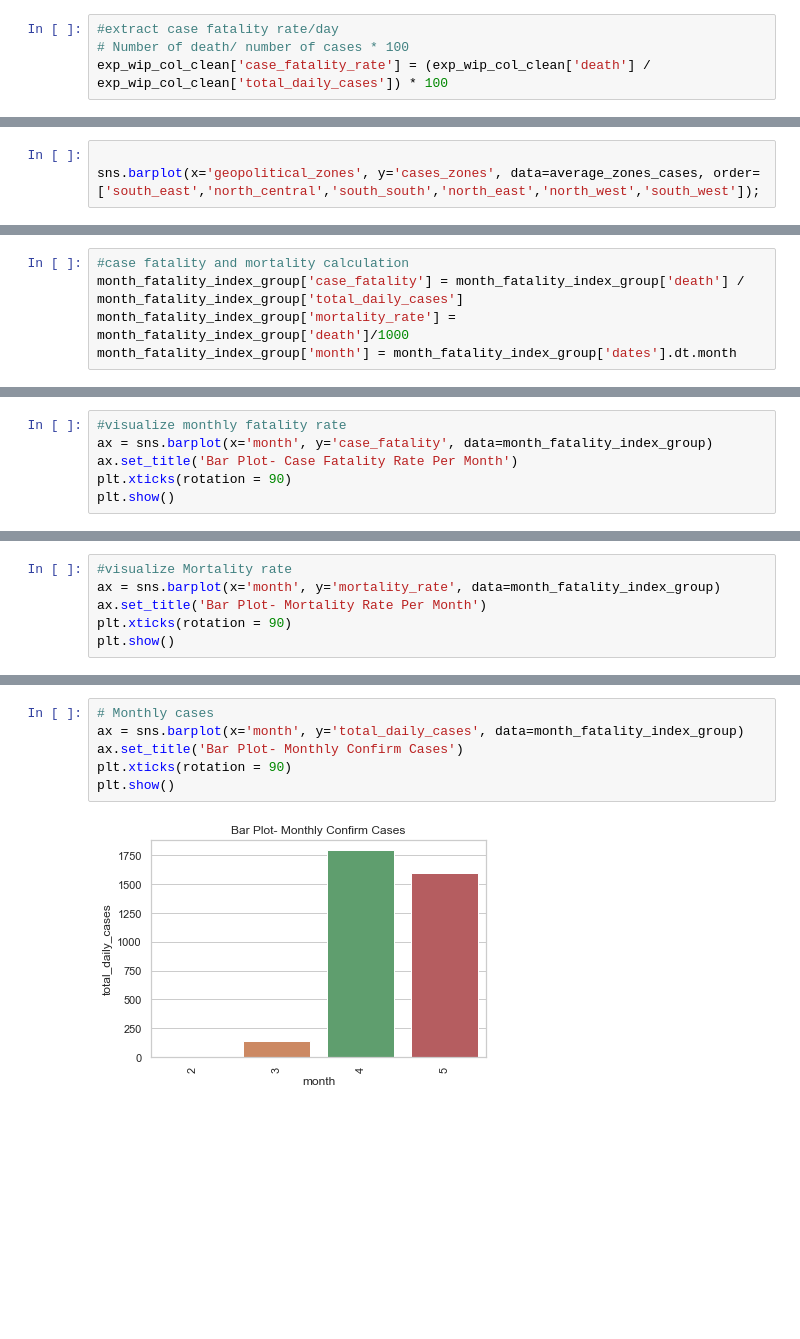
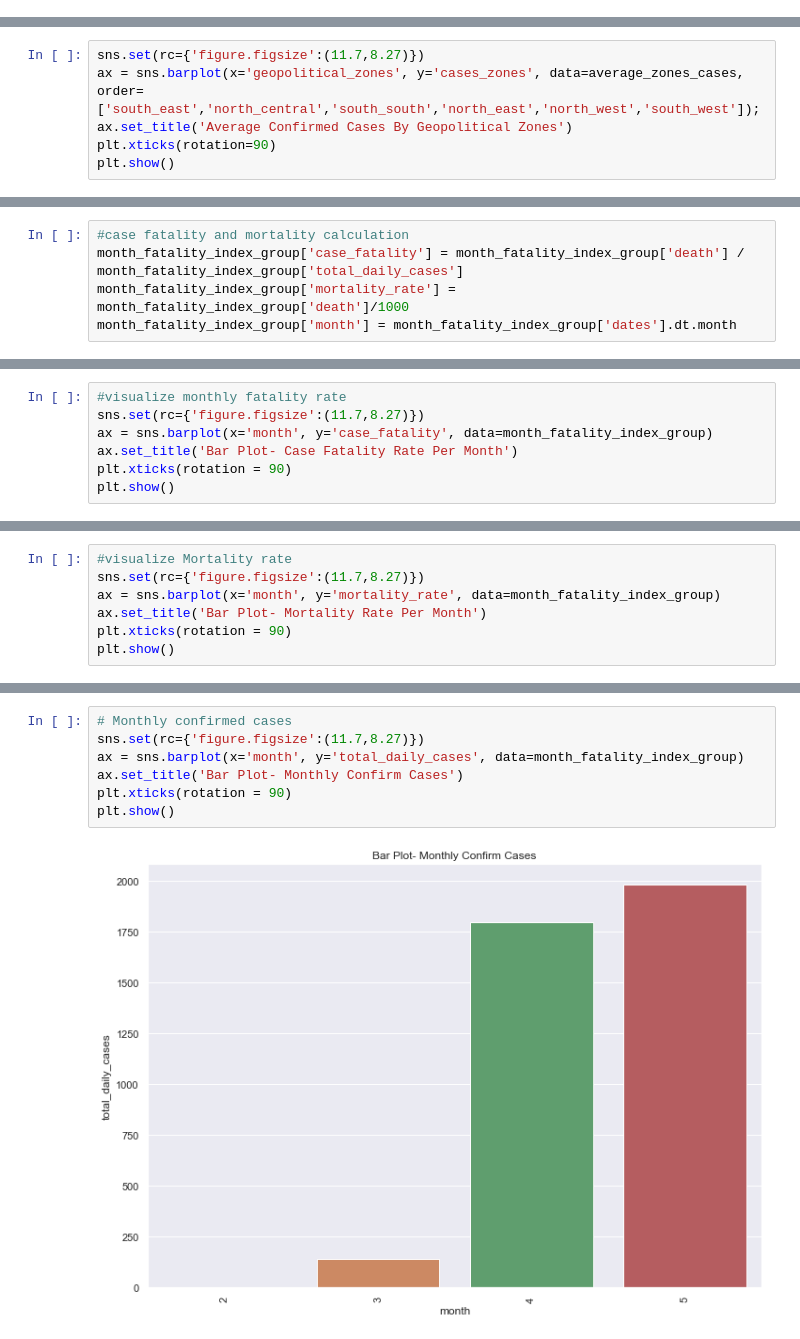
Before and after one commit to ajakaiye33/covid19Naija, a Jupyter notebook: covid19Naija/Covid_19_Cases_Nigeria_Analysis.ipynb, the cells around one changed output, grey strips where cells are left out. Saved outputs shown, nothing was run; the diff lists cells and outputs as text; blank space fills up the shorter version.

```diff
--- a/covid19Naija/Covid_19_Cases_Nigeria_Analysis.ipynb
+++ b/covid19Naija/Covid_19_Cases_Nigeria_Analysis.ipynb
@@ -132,8 +133,4 @@ exp_wip_col_clean['total_daily_cases'].tail()
 Name: total_daily_cases, dtype: int64
-# %%
-#extract case fatality rate/day
-# Number of death/ number of cases * 100
-exp_wip_col_clean['case_fatality_rate'] = (exp_wip_col_clean['death'] / exp_wip_col_clean['total_daily_cases']) * 100
 # %%
 exp_wip_col_clean['death'].tail()
 # %% [output]
@@ -213,6 +202,9 @@ average_zones_cases
 # %%
 sns.set(style='whitegrid')
 # %%
-
-sns.barplot(x='geopolitical_zones', y='cases_zones', data=average_zones_cases, order=['south_east','north_central','south_south','north_east','north_west','south_west']);
+sns.set(rc={'figure.figsize':(11.7,8.27)})
+ax = sns.barplot(x='geopolitical_zones', y='cases_zones', data=average_zones_cases, order=['south_east','north_central','south_south','north_east','north_west','south_west']);
+ax.set_title('Average Confirmed Cases By Geopolitical Zones')
+plt.xticks(rotation=90)
+plt.show()
 # %% [output]
@@ -261,5 +251,6 @@ month_fatality_index_group.head()
 # %%
 #visualize monthly fatality rate
+sns.set(rc={'figure.figsize':(11.7,8.27)})
 ax = sns.barplot(x='month', y='case_fatality', data=month_fatality_index_group)
 ax.set_title('Bar Plot- Case Fatality Rate Per Month')
 plt.xticks(rotation = 90)
@@ -269,5 +260,6 @@ plt.show()
 # %%
 #visualize Mortality rate
+sns.set(rc={'figure.figsize':(11.7,8.27)})
 ax = sns.barplot(x='month', y='mortality_rate', data=month_fatality_index_group)
 ax.set_title('Bar Plot- Mortality Rate Per Month')
 plt.xticks(rotation = 90)
@@ -277,9 +269,10 @@ plt.show()
 # %%
-# Monthly cases
+# Monthly confirmed cases
+sns.set(rc={'figure.figsize':(11.7,8.27)})
 ax = sns.barplot(x='month', y='total_daily_cases', data=month_fatality_index_group)
 ax.set_title('Bar Plot- Monthly Confirm Cases')
 plt.xticks(rotation = 90)
 plt.show()
 # %% [output]
-[figure, old version]
+[figure, new version]
 # %%
```
Also changed, not shown: parts of 30 cells of this notebook, 2 other files.
